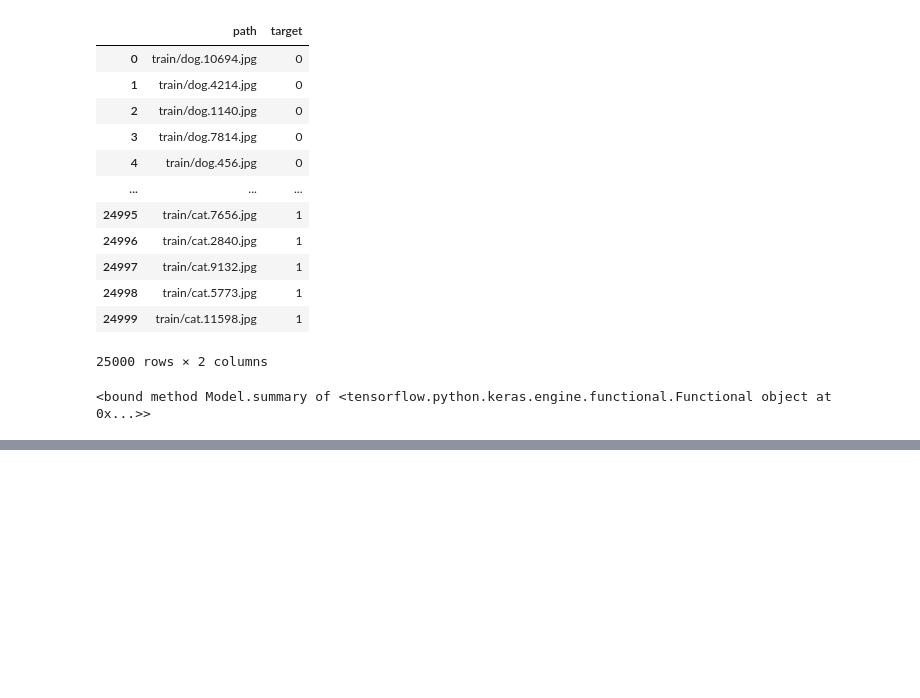
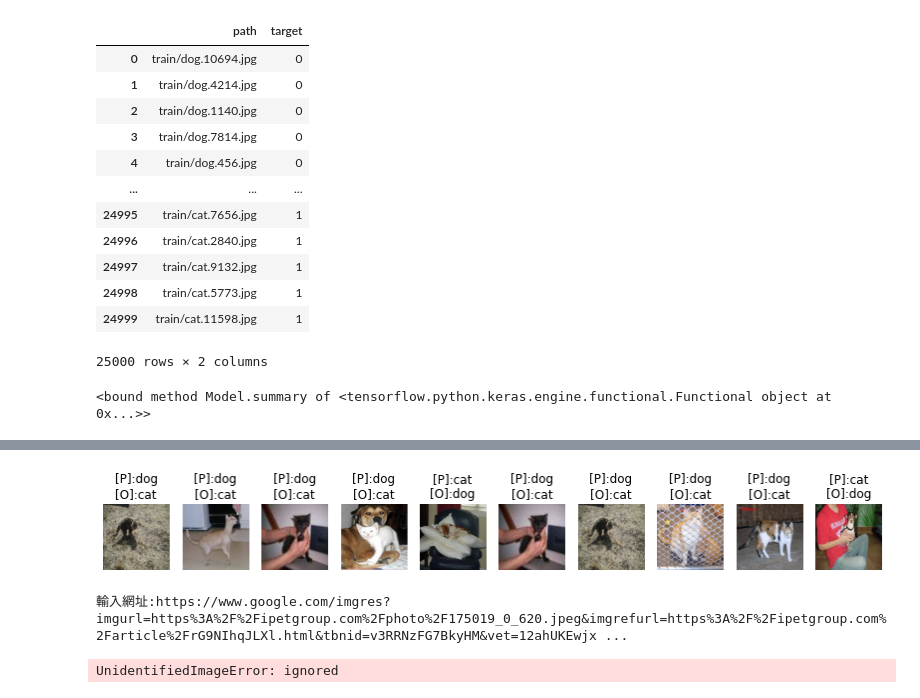
Before and after one commit to hoiyurie/tibame-ml0602, a Jupyter notebook: transferlearning.ipynb, the cells around one changed output, grey strips where cells are left out. Drawn from its saved outputs; the diff is of its cells as text; code cells hidden in the pictures; blank space fills up the shorter version.

```diff
--- a/transferlearning.ipynb
+++ b/transferlearning.ipynb
@@ -116,0 +182,9 @@ model.compile(loss=SparseCategoricalCrossentropy(),
+# %%
+for i in range(100):
+    print("-" * 15, i, "-" * 15)
+    img_ori, img_p, ans = get_data(x_train, y_train)
+    result = model.train_on_batch(img_p, ans)
+    print("train:", result)  # loss ， accurancy
+    img_ori, img_p, ans = get_data(x_test, y_test)
+    result = model.test_on_batch(img_p, ans)
+    print("validate:", result)
@@ -116,0 +209,10 @@ model.compile(loss=SparseCategoricalCrossentropy(),
+# %%
+
+# 1. 發覺loss跳動幅度太高
+# 2. 發覺預測機率1.0 * e+0
+# 沒有把輸入調整到合理範圍(norm)
+img_ori, img_p, ans = get_data(x_test, y_test, batch=200)
+pre = model.predict(img_p)
+# Model沒有predict_classes可以用, 以後好像也要移除predict_classes
+classes = pre.argmax(axis=1)
+model.evaluate(img_p, ans)
@@ -116,0 +222,37 @@ model.compile(loss=SparseCategoricalCrossentropy(),
+# %%
+
+import numpy as np
+names = ["dog", "cat"]
+idx = np.nonzero(classes != ans)[0]
+# np.nonzero([[0, 2, 0], [0, 0, 3]])
+false_pre = classes[idx]
+false_label = ans[idx]
+false_img = img_ori[idx]
+
+plt.figure(figsize=(14, 42))
+width = 10
+height = len(idx) // width + 1
+for i in range(len(false_img)):
+    plt.subplot(height, width, i+1)
+    title = "[P]:{}\n[O]:{}".format(names[false_pre[i]], names[false_label[i]])
+    plt.title(title)
+    plt.axis("off")
+    plt.imshow(false_img[i])
+# %% [output]
+[figure, added]
+# %%
+import requests
+from PIL import Image
+url = input("輸入網址:")
+response = requests.get(url, verify=False, stream=True)
+img = Image.open(response.raw)
+img = img.resize((224, 224)).convert("RGB")
+img_np = np.array(img).reshape(1, 224, 224, 3)
+img_norm = preprocess_input(img_np)
+pre = model.predict(img_norm)[0]
+for n, p in zip(names, pre):
+    print(n, "的機率:", round(p, 3))
+plt.imshow(img)
+# %% [output]
+輸入網址:https://www.google.com/imgres?imgurl=https%3A%2F%2Fipetgroup.com%2Fphoto%2F175019_0_620.jpeg&imgrefurl=https%3A%2F%2Fipetgroup.com%2Farticle%2FrG9NIhqJLXl.html&tbnid=v3RRNzFG7BkyHM&vet=12ahUKEwjx ...
+UnidentifiedImageError: ignored
```
Also changed, not shown: parts of 6 cells of this notebook.
